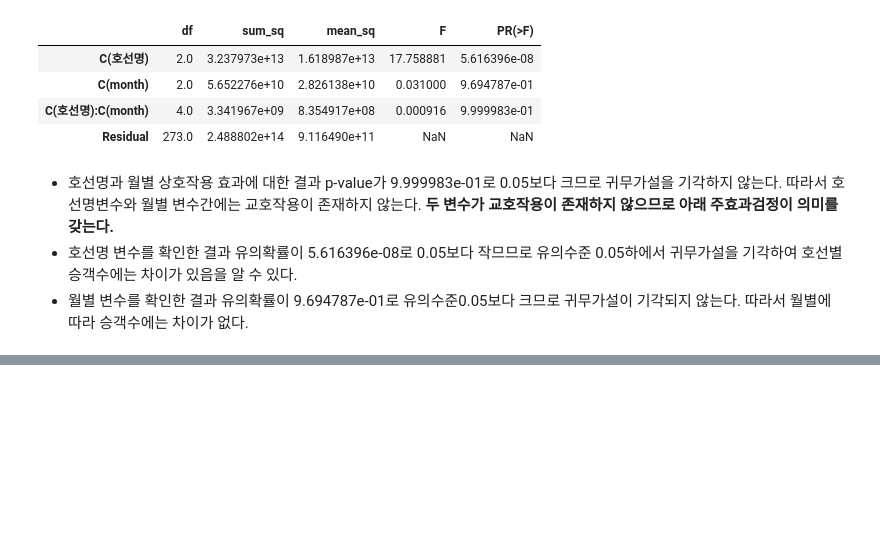
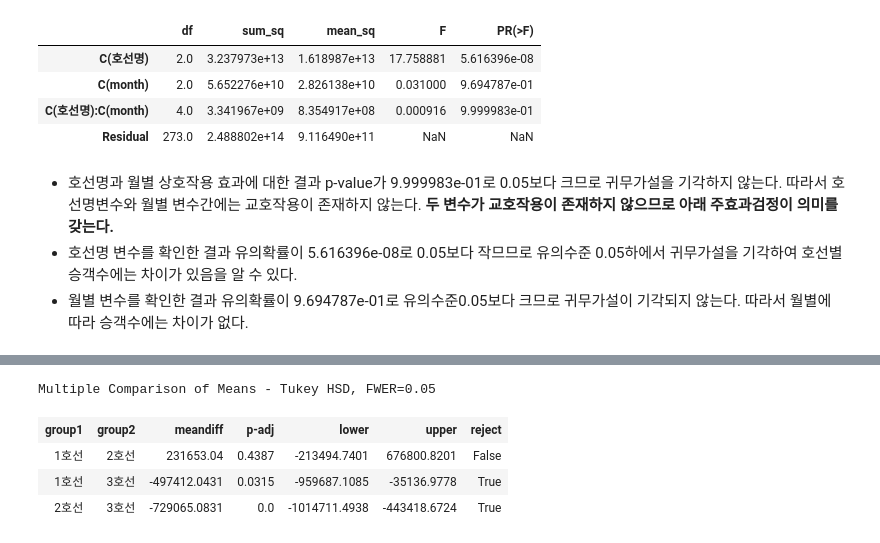
Before and after one commit to HyeonJiGu/ADP-study, a Jupyter notebook: 7주차/[sybae]ttest+anova_230714.ipynb, the cells around one changed output, grey strips where cells are left out. Cells and saved outputs as stored; diff of their text form; code cells hidden in the pictures; blank space fills up the shorter version.

```diff
--- a/7주차/[sybae]ttest+anova_230714.ipynb
+++ b/7주차/[sybae]ttest+anova_230714.ipynb
@@ -234,0 +245,8 @@ aov_table
+# %%
+tuekeyhsd.summary()
+# %% [output]
+Multiple Comparison of Means - Tukey HSD, FWER=0.05
+| group1 | group2 | meandiff | p-adj | lower | upper | reject |
+| 1호선 | 2호선 | 231653.04 | 0.4387 | -213494.7401 | 676800.8201 | False |
+| 1호선 | 3호선 | -497412.0431 | 0.0315 | -959687.1085 | -35136.9778 | True |
+| 2호선 | 3호선 | -729065.0831 | 0.0 | -1014711.4938 | -443418.6724 | True |
```
Also changed, not shown: parts of 12 cells of this notebook.
